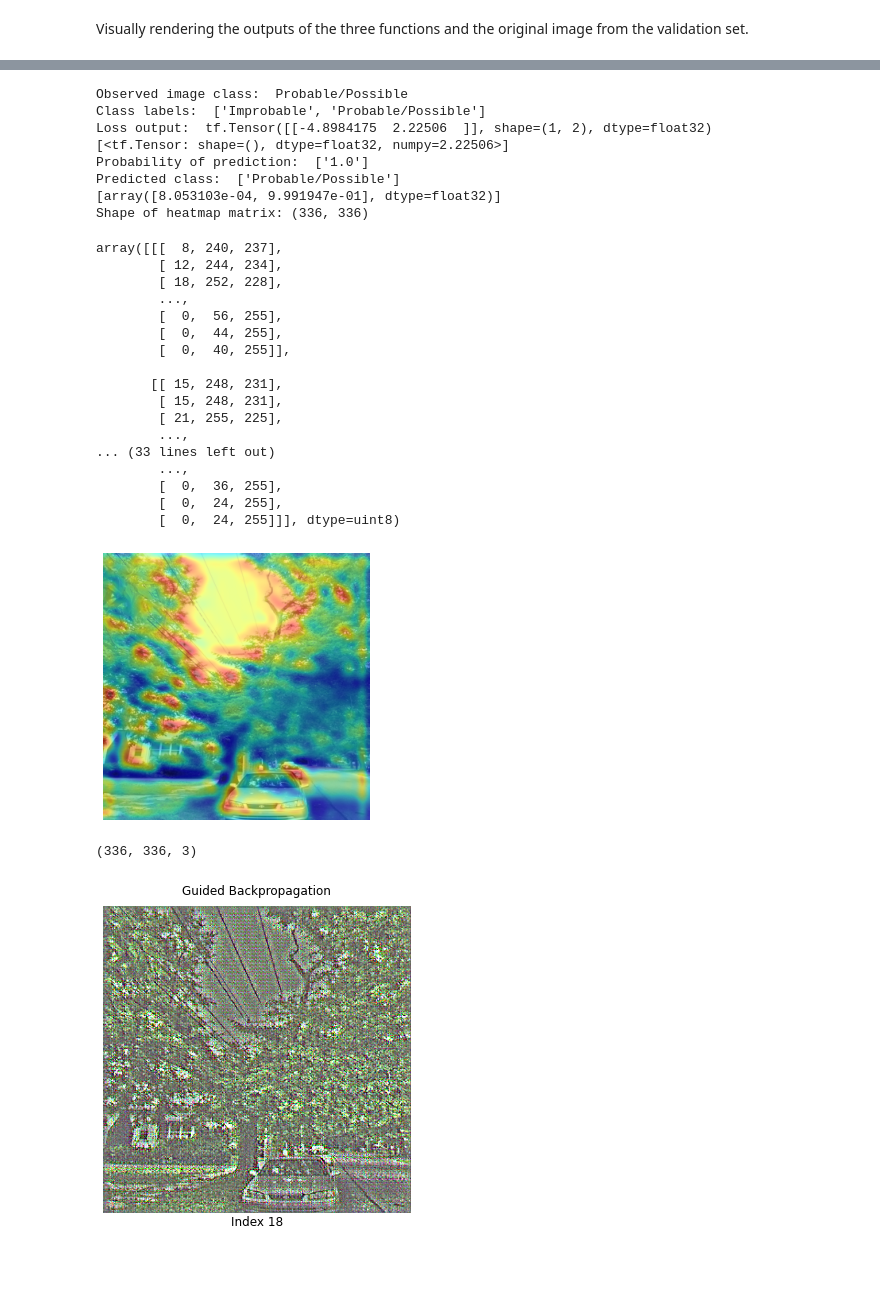
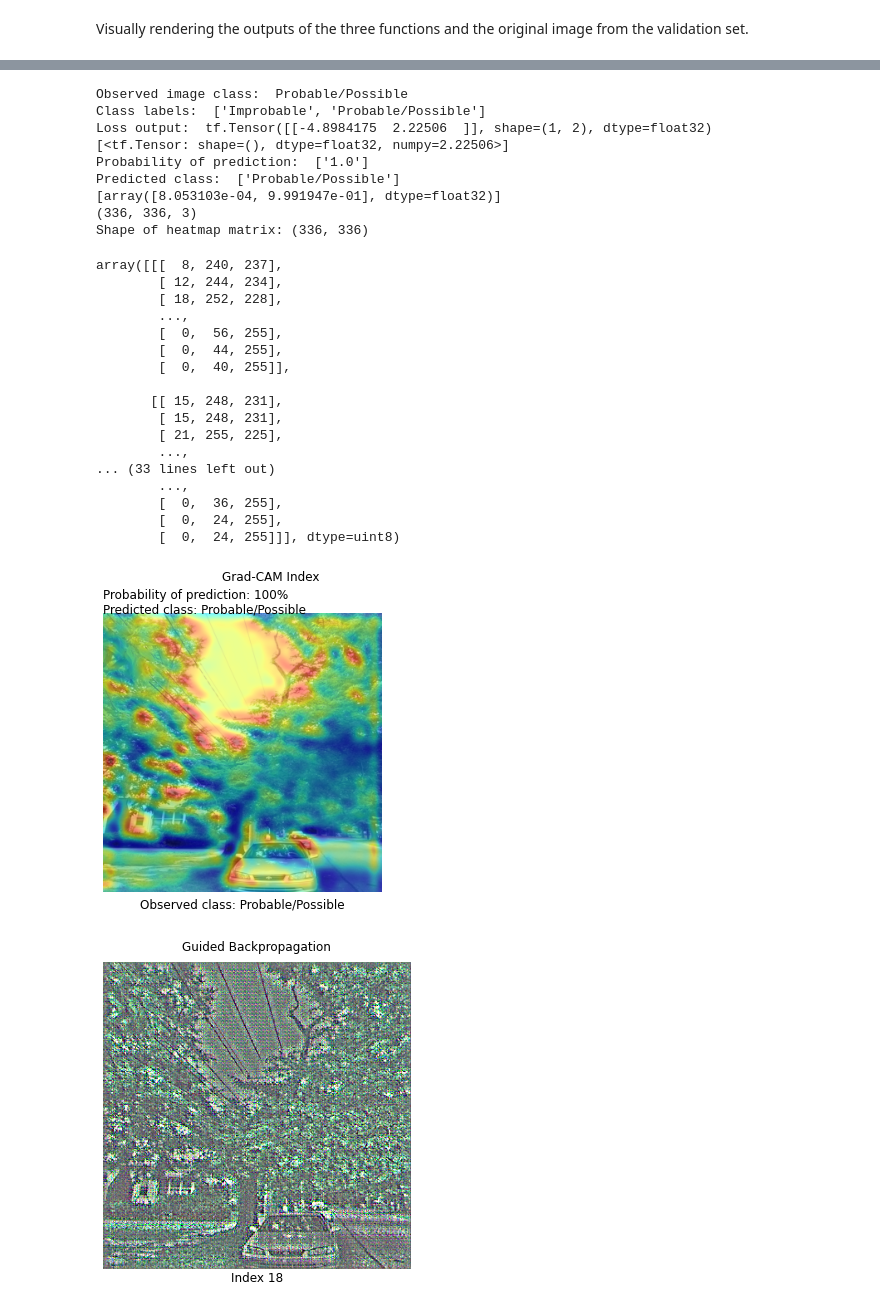
Before and after one commit to narslab/vis-inference, a Jupyter notebook: bin/jupyter/visualization-techniques.ipynb, the cells around one changed output, grey strips where cells are left out. Cells and saved outputs as stored; diff of their text form; code cells hidden in the pictures; blank space fills up the shorter version.

```diff
--- a/bin/jupyter/visualization-techniques.ipynb
+++ b/bin/jupyter/visualization-techniques.ipynb
@@ -219,6 +292,6 @@ def renderGradCam(index, save=False, grid=False, c_map='gist_gray'):
     return (heatmap)
 # %%
-renderGradCam(18, False, True)
+renderGradCam(18, False, False)
 # %% [output]
 Observed image class:  Probable/Possible
 Class labels:  ['Improbable', 'Probable/Possible']
@@ -227,6 +300,7 @@ Loss output:  tf.Tensor([[-4.8984175  2.22506  ]], shape=(1, 2), dtype=float32)
 Probability of prediction:  ['1.0']
 Predicted class:  ['Probable/Possible']
 [array([8.053103e-04, 9.991947e-01], dtype=float32)]
+(336, 336, 3)
 Shape of heatmap matrix: (336, 336)
 array([[[  8, 240, 237],
         [ 12, 244, 234],
@@ -245,38 +319,38 @@ array([[[  8, 240, 237],
         [  0,  36, 255],
         [  0,  24, 255],
         [  0,  24, 255]]], dtype=uint8)
-[figure, old version]
+[figure, new version]
 # %%
-def renderGBP(index, normalize=False, save=False, grid=False, c_map='gist_gray'):
+def renderGBP(index, activation_layer='conv2d_4', save=False, grid=False, c_map='gist_gray'): #normalize=False
     '''Visualizing Guided Backpropagation with an option to use normalized gradients.'''
-    gbp = guided_backprop([index], 'conv2d_4')
+    gbp = deprocess_image(np.squeeze(guided_backprop([index], activation_layer)))
     gbp_dir = '../../figures/plottingBackProp/'
-    save_name = ''
 
-    print(np.squeeze(gbp).shape)
-    if grid==False:
+    # Deprocessing is applied regardless of normalization. Therefore commenting out this case for both GB and Guided GCAM.
+    #if normalize:
+    #    save_name = gbp_dir+"guided_backprop-"+str(index)+'-normalized-'+c_map+".png"
+    #    gbp = deprocess_image(np.squeeze(gbp))
+    #else:
+    #    save_name = gbp_dir+"guided_backprop-"+str(index)+'-'+c_map+".png"
+    #    gbp = np.squeeze(gbp)
+
+    if grid:
+        plt.axis('off')
+        plt.tight_layout()
+#         plt.imshow(np.flip(gbp, -1), cmap=c_map)
+    else:
         standardizePlot(index, gbp_dir, 'Guided Backpropagation')
 
-        if normalize:
-            save_name = gbp_dir+"guided_backprop-"+str(index)+'-normalized-'+c_map+".png"
-            normalize_gbp = deprocess_image(np.array(np.squeeze(gbp)))
-            plt.imshow(normalize_gbp, cmap = c_map)
-        else:
-            save_name = gbp_dir+"guided_backprop-"+str(index)+'-'+c_map+".png"
-            plt.imshow(np.squeeze(gbp), cmap=c_map)
-    else:
-        plt.axis('off')
-        plt.tight_layout()
-        plt.imshow(np.squeeze(gbp), cmap=c_map)
+    plt.imshow(np.flip(gbp, -1), cmap=c_map) # Reverse the order of elements, starting from the last axis, in order to compute saliency.
 
     if save:
+        save_name = gbp_dir+"guided_backprop-"+str(index)+'-'+c_map+".png"
         plt.savefig(save_name)
     return (gbp)
 # %%
-gbp1 = renderGBP(18, True, False, False)
+gbp1 = renderGBP(18, 'conv2d_4', False, False)
 # %% [output]
-(336, 336, 3)
-[figure, old version]
+[figure, new version]
 # %%
 plt.imshow(np.squeeze(gbp1))
 # %% [output]
```
Also changed, not shown: parts of 19 cells of this notebook.
